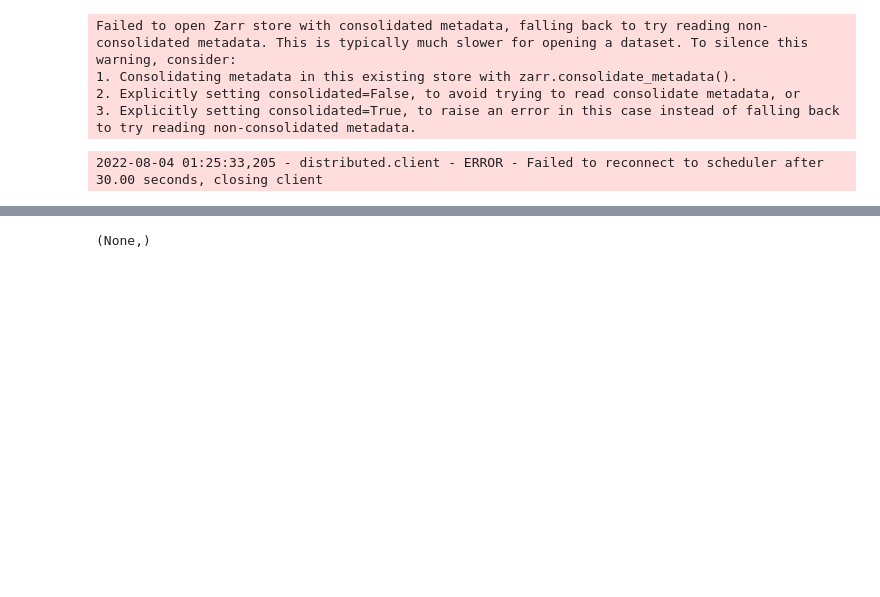
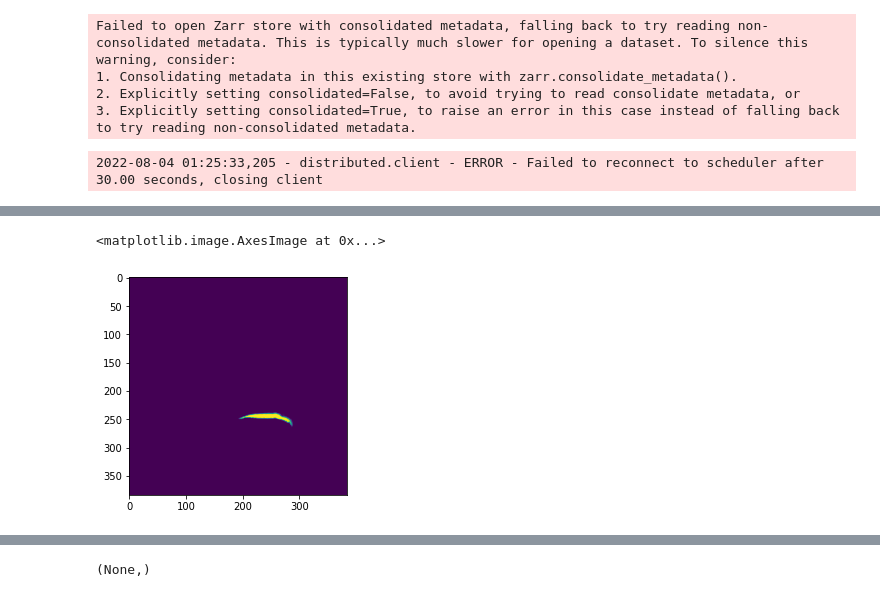
Before and after one commit to PranjalSahu/OAI_analysis_2, a Jupyter notebook: notebooks/DaskComputationCoiled.ipynb, the cells around one changed output, grey strips where cells are left out. Saved outputs shown, nothing was run; the diff lists cells and outputs as text; code cells hidden in the pictures; blank space fills up the shorter version.

```diff
--- a/notebooks/DaskComputationCoiled.ipynb
+++ b/notebooks/DaskComputationCoiled.ipynb
@@ -513,0 +658,5 @@ AttributeError: module 'skimage.measure' has no attribute 'marching_cubes_lewine
+# %%
+plt.imshow(output_result[0][1][40].astype('float'))
+# %% [output]
+<matplotlib.image.AxesImage at 0x...>
+[figure, added]
```
Also changed, not shown: parts of 8 cells of this notebook.
